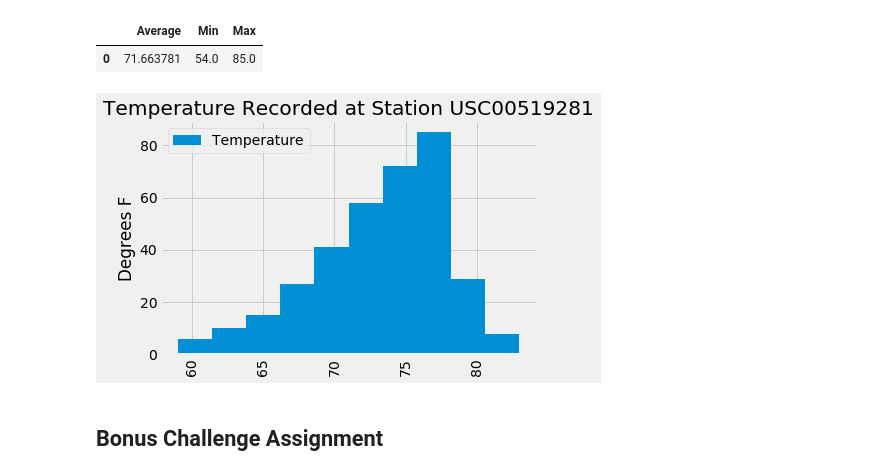
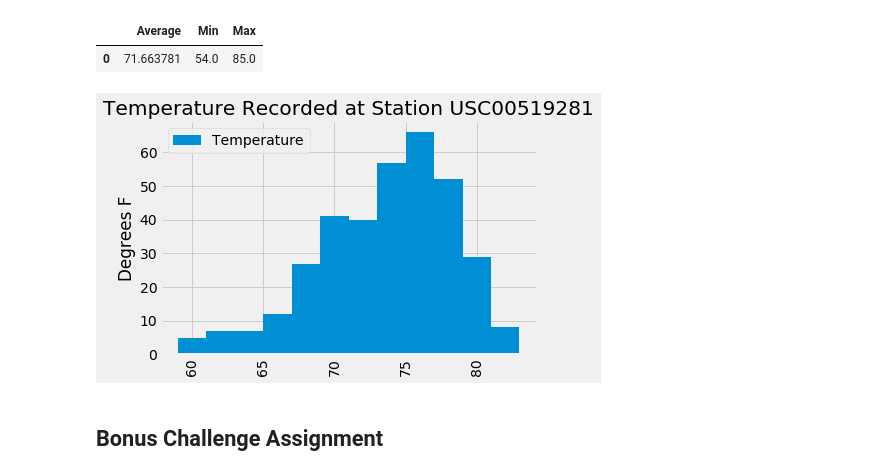
Before and after one commit to adrianavandeguchte/sqlalchemy-challenge, a Jupyter notebook: climate_starter.ipynb, the cells around one changed output. Drawn from its saved outputs; the diff is of its cells as text; code cells hidden in the pictures.

```diff
--- a/climate_starter.ipynb
+++ b/climate_starter.ipynb
@@ -114,24 +114,24 @@ station_recs
 # %%
 # Choose the station with the highest number of temperature observations.
 # Query the last 12 months of temperature observation data for this station and plot the results as a histogram
 one_station_results = session.query(Measurement.date,Measurement.station,Measurement.tobs).\
     group_by(Measurement.date).\
     filter(Measurement.date > year_ago).\
     filter_by(station = 'USC00519281').\
     order_by(Measurement.date).all()
 # Save the query results as a Pandas DataFrame and set the index to the date column
 one_station_df = pd.DataFrame(one_station_results,columns=["Date","Station","Temperature"])
 one_station_df = one_station_df.set_index("Date")
 one_station_df = one_station_df .drop(columns=['Station'])
 one_station_df
 # Use Pandas Plotting with Matplotlib to plot the data
-one_station_df.plot(kind="hist")
+one_station_df.plot(kind="hist",bins=12)
 plt.xticks(rotation=90)
 plt.ylabel("Degrees F")
 plt.title("Temperature Recorded at Station USC00519281")
 plt.show()
 # %% [output]
-[figure, old version]
+[figure, new version]
 # %% [markdown]
 ## Bonus Challenge Assignment
 # %%
```
Also changed, not shown: parts of 1 cell of this notebook, 1 other file.
